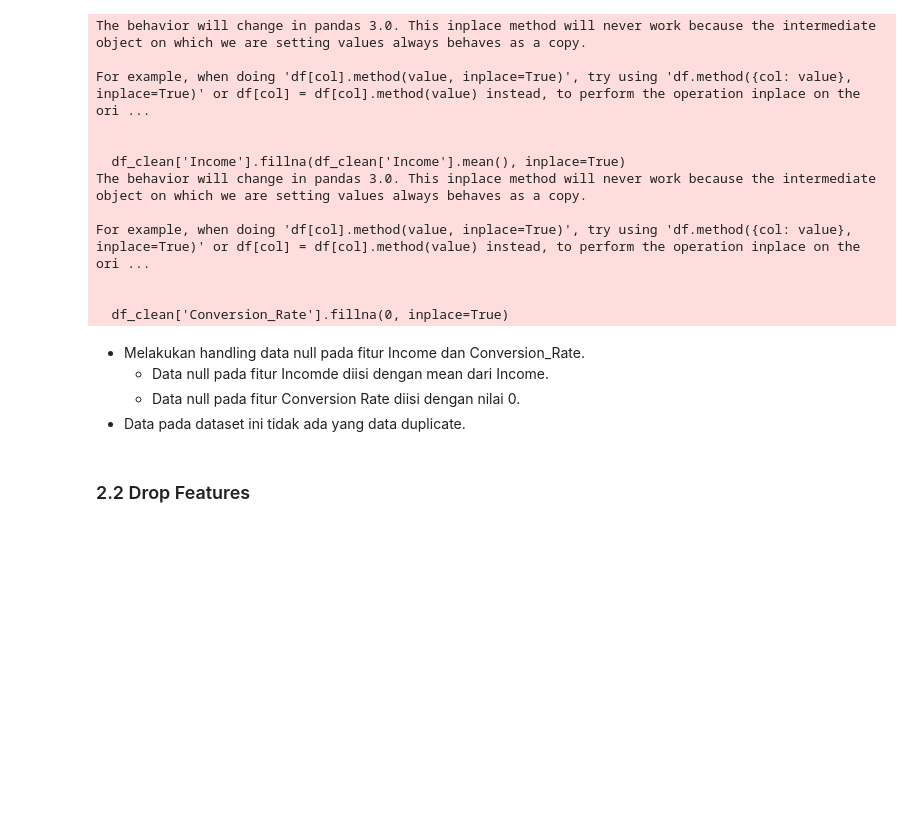
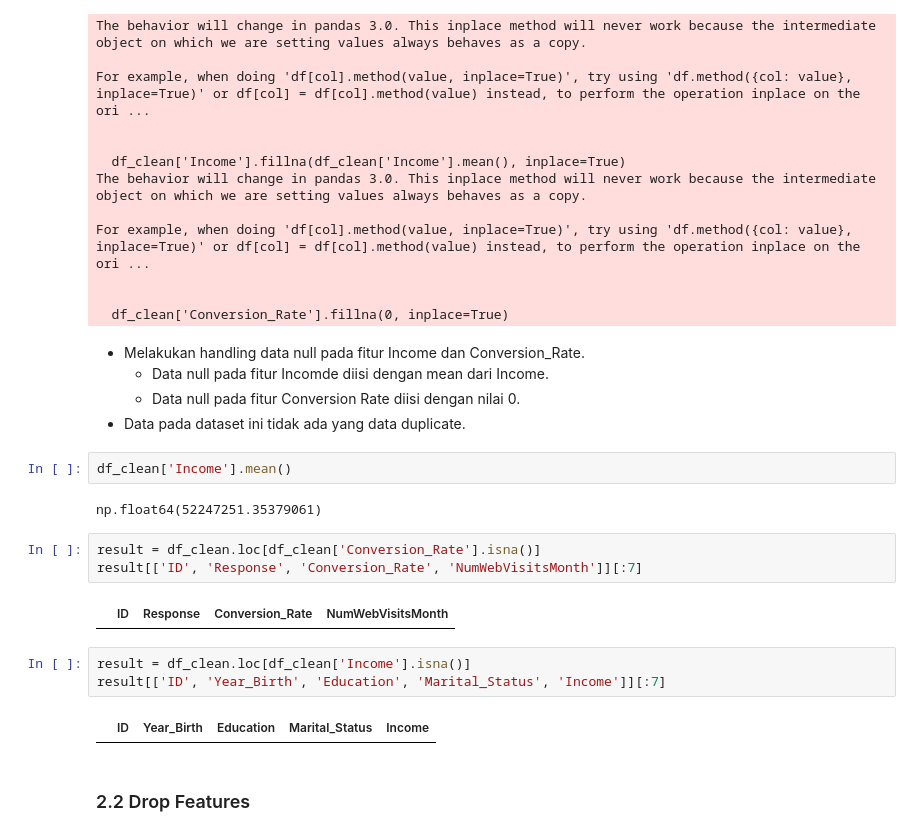
Before and after one commit to AcilRestu12/customer-personality-prediction, a Jupyter notebook: code/MinPro 1_Tugas 2.ipynb, the cells around one changed output. Drawn from its saved outputs; the diff is of its cells as text; blank space fills up the shorter version.

```diff
--- a/code/MinPro 1_Tugas 2.ipynb
+++ b/code/MinPro 1_Tugas 2.ipynb
@@ -460,6 +446,20 @@ For example, when doing 'df[col].method(value, inplace=True)', try using 'df.met
     - Data null pada fitur Incomde diisi dengan mean dari Income.
     - Data null pada fitur Conversion Rate diisi dengan nilai 0.
 - Data pada dataset ini tidak ada yang data duplicate.
+# %%
+df_clean['Income'].mean()
+# %% [output]
+np.float64(52247251.35379061)
+# %%
+result = df_clean.loc[df_clean['Conversion_Rate'].isna()]
+result[['ID', 'Response', 'Conversion_Rate', 'NumWebVisitsMonth']][:7]
+# %% [output]
+|  | ID | Response | Conversion_Rate | NumWebVisitsMonth |
+# %%
+result = df_clean.loc[df_clean['Income'].isna()]
+result[['ID', 'Year_Birth', 'Education', 'Marital_Status', 'Income']][:7]
+# %% [output]
+|  | ID | Year_Birth | Education | Marital_Status | Income |
 # %% [markdown]
 ### 2.2 Drop Features
 # %%
```
Also changed, not shown: parts of 16 cells of this notebook, 2 other files.
